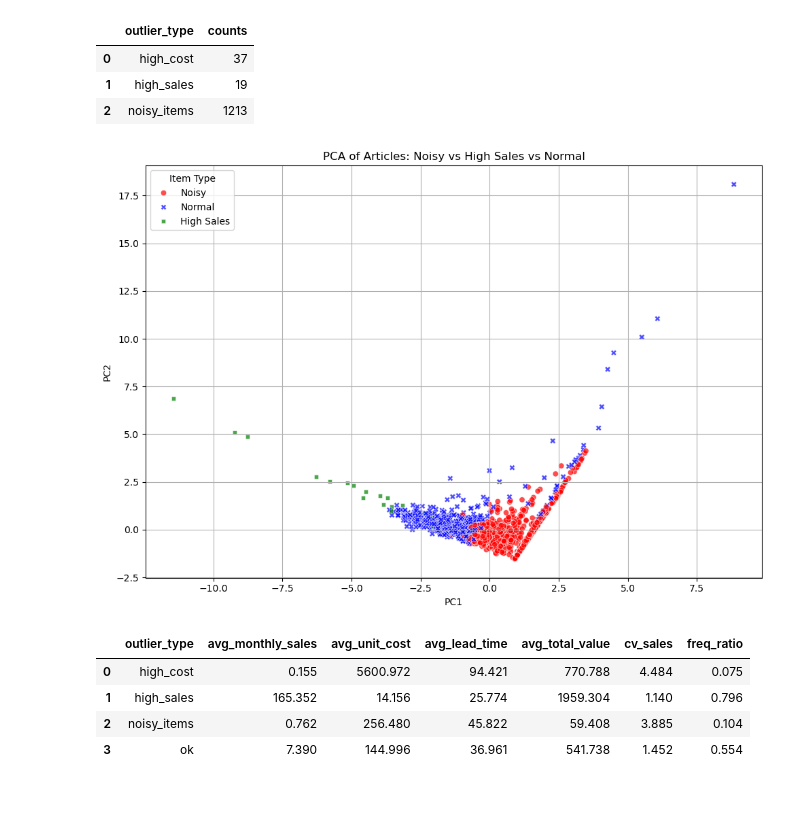
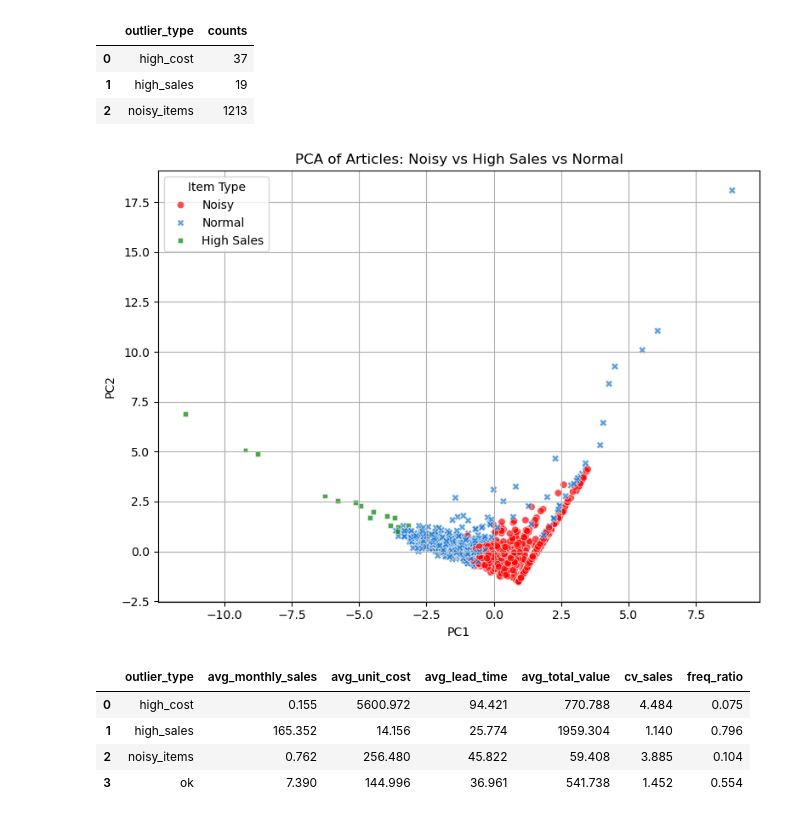
Before and after one commit to werderame/Real-Life-Manufacturing-Inventory-Analysis, a Jupyter notebook: clustering_so_articles/clustering_sales_articles_v02.ipynb, the cells around one changed output. Drawn from its saved outputs; the diff is of its cells as text; code cells hidden in the pictures.

```diff
--- a/clustering_so_articles/clustering_sales_articles_v02.ipynb
+++ b/clustering_so_articles/clustering_sales_articles_v02.ipynb
@@ -407,36 +407,36 @@ pca_df['is_noisy'] = stats.loc[X.index, 'is_noisy'].values
 pca_df['is_high_sales'] = stats.loc[X.index, 'is_high_sales'].values
 
 # 6. Assign combined label
 def assign_label(row):
     if row['is_noisy']:
         return 'Noisy'
     elif row['is_high_sales']:
         return 'High Sales'
     else:
         return 'Normal'
 
 pca_df['label'] = pca_df.apply(assign_label, axis=1)
 
 # 7. Plot
-plt.figure(figsize=(10, 7))
+plt.figure(figsize=(8,6))
 
 sns.scatterplot(
     data=pca_df,
     x='PC1',
     y='PC2',
     hue='label',
     style='label',
-    palette={'Normal': 'blue', 'Noisy': 'red', 'High Sales': 'green'},
+    palette={'Normal': '#1976d2', 'Noisy': 'red', 'High Sales': 'green'},
     alpha=0.7
 )
 
 plt.title('PCA of Articles: Noisy vs High Sales vs Normal')
 plt.grid(True)
 plt.legend(title='Item Type')
 plt.tight_layout()
 plt.show()
 # %% [output]
-[figure, old version]
+[figure, new version]
 # %%
 outlier_check.groupby('outlier_type')[raw_features].mean().round(3).reset_index()
 # %% [output]
```
Also changed, not shown: parts of 2 cells of this notebook, 8 other files.
